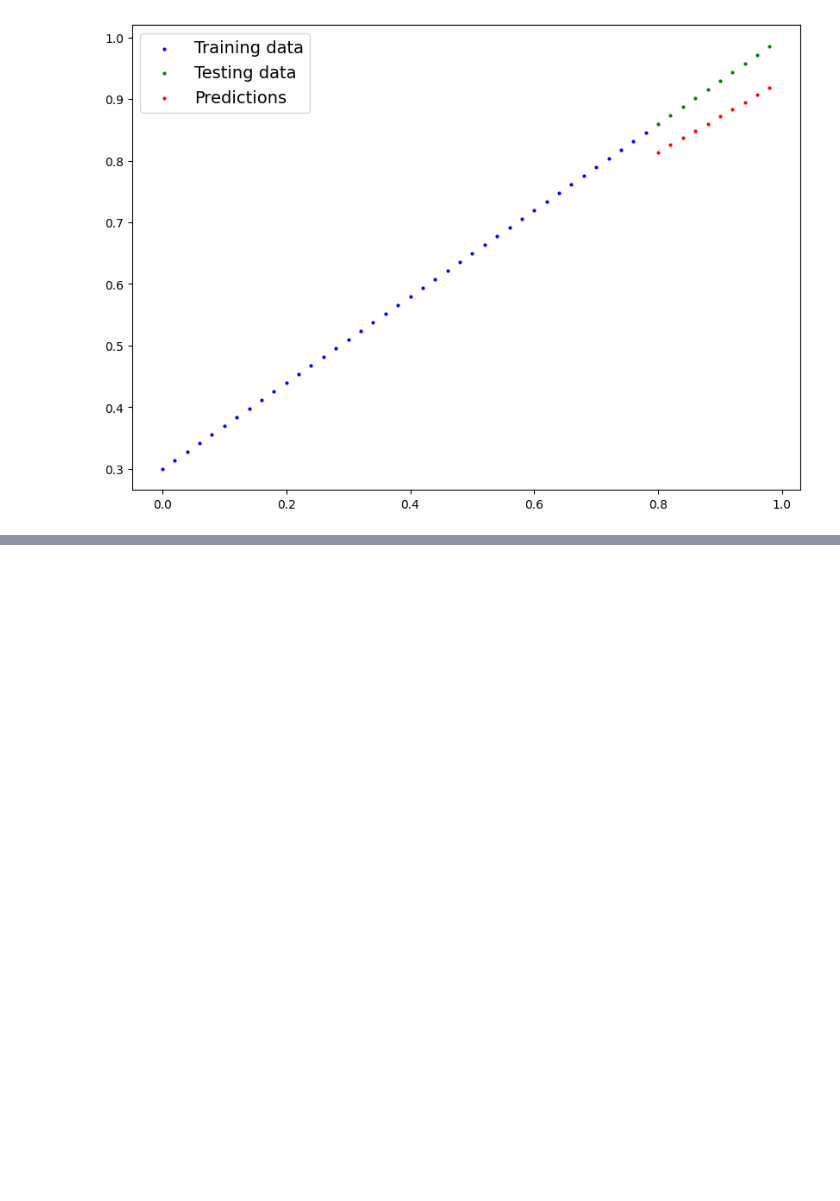
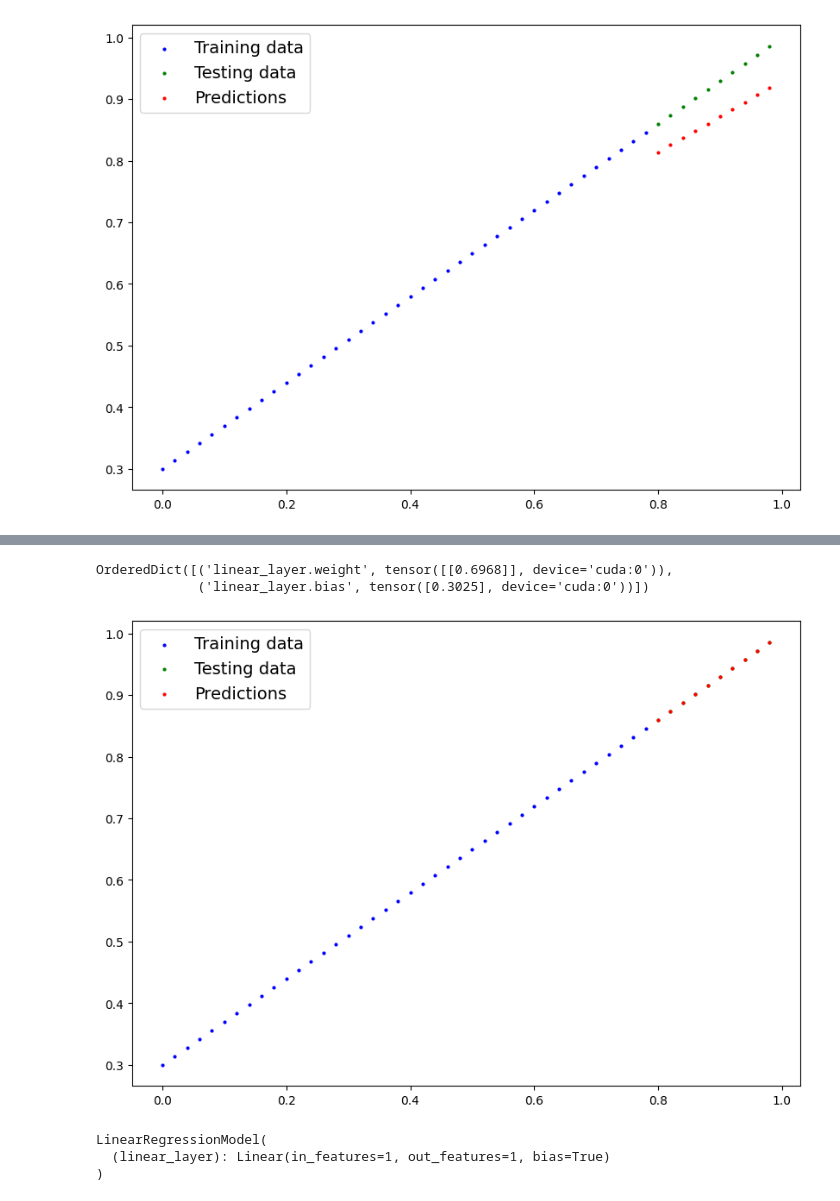
Before and after one commit to Digvijay25/PyTorch-Deep-Learning-Bootcamp, a Jupyter notebook: 01_PyTorch_Workflow_Fundamentals.ipynb, the cells around one changed output, grey strips where cells are left out. Cells and saved outputs as stored; diff of their text form; code cells hidden in the pictures; blank space fills up the shorter version.

Commit message:
save second checkpoint

```diff
--- a/01_PyTorch_Workflow_Fundamentals.ipynb
+++ b/01_PyTorch_Workflow_Fundamentals.ipynb
@@ -186,0 +195,3 @@ plot_predictions(predictions=loaded_model_preds)
+# %%
+device = 'cuda' if torch.cuda.is_available() else 'cpu'
+device
@@ -186,0 +219,12 @@ plot_predictions(predictions=loaded_model_preds)
+# %%
+class LinearRegressionModel(nn.Module):
+  def __init__(self):
+    super().__init__()
+    self.linear_layer = nn.Linear(in_features=1, out_features=1)
+
+  def forward(self, x: torch.Tensor) -> torch.Tensor:
+    return self.linear_layer(x)
+
+torch.manual_seed(42)
+model_1 = LinearRegressionModel()
+model_1, model_1.state_dict()
@@ -186,0 +247,28 @@ plot_predictions(predictions=loaded_model_preds)
+# %%
+loss_fn = nn.L1Loss()
+optimizer = torch.optim.SGD(params=model_1.parameters(), lr=0.01)
+# %%
+torch.manual_seed(42)
+
+epochs = 1000
+X_train = X_train.to(device)
+X_test = X_test.to(device)
+y_train = y_train.to(device)
+y_test = y_test.to(device)
+
+for epoch in range(epochs):
+  model_1.train()
+  y_pred = model_1(X_train)
+  loss = loss_fn(y_pred, y_train)
+  optimizer.zero_grad()
+
+  loss.backward()
+  optimizer.step()
+
+  model_1.eval()
+  with torch.inference_mode():
+    test_pred = model_1(X_test)
+    test_loss = loss_fn(test_pred, y_test)
+
+  if epoch % 100 == 0:
+    print(f'Epoch: {epoch} | Train loss: {loss} | Test loss: {test_loss}')
@@ -186,0 +286,9 @@ plot_predictions(predictions=loaded_model_preds)
+# %%
+model_1.state_dict()
+# %% [output]
+OrderedDict([('linear_layer.weight', tensor([[0.6968]], device='cuda:0')),
+             ('linear_layer.bias', tensor([0.3025], device='cuda:0'))])
+# %%
+plot_predictions(predictions=test_pred.cpu())
+# %% [output]
+[figure, added]
@@ -186,0 +305,12 @@ plot_predictions(predictions=loaded_model_preds)
+# %%
+load_model_1 = LinearRegressionModel()
+
+load_model_1.load_state_dict(torch.load(MODEL_SAVE_PATH))
+
+load_model_1.to(device)
+
+load_model_1
+# %% [output]
+LinearRegressionModel(
+  (linear_layer): Linear(in_features=1, out_features=1, bias=True)
+)
```
Also changed, not shown: parts of 12 cells of this notebook.
